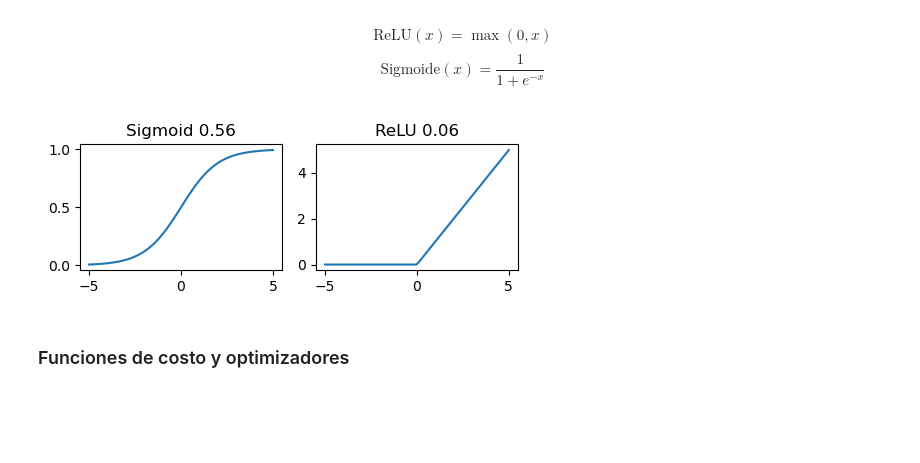
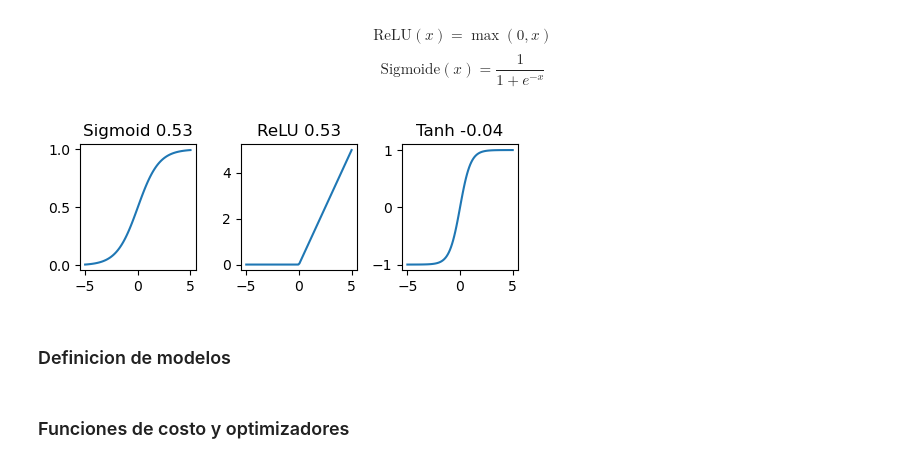
Before and after one commit to luisllanca/torch-tutorial, a Jupyter notebook: tutorial.ipynb, the cells around one changed output. Saved outputs shown, nothing was run; the diff lists cells and outputs as text; code cells hidden in the pictures; blank space fills up the shorter version.

Commit message:
definir modelos

```diff
--- a/tutorial.ipynb
+++ b/tutorial.ipynb
@@ -130,6 +140,8 @@ capa.weight, capa.bias
 0.1046 * 1 + 0.2171 * 1 - 0.3273 * 1 + 0.0646
 # %% [output]
 0.05900000000000001
+# %%
+capa = nn.Linear(3, 3)
 # %%
 salida = capa.forward(torch.Tensor([1, 1, 1]))
 salida
@@ -147,13 +159,16 @@ $$
 # %%
 %matplotlib inline
 from matplotlib import pyplot as plt
+import torch.nn as nn
 
 data = torch.linspace(-5, 5, steps=100)
-activations = [nn.Sigmoid(), nn.ReLU()]
-nombres = ['Sigmoid', 'ReLU']
+activations = [nn.Sigmoid(), nn.ReLU(),nn.Tanh()]
+nombres = ['Sigmoid', 'ReLU','Tanh']
 fig, ax = plt.subplots(1, len(activations), figsize=(5, 2), tight_layout=True)
 for activation, ax_,nombre,out in zip(activations, ax, nombres,salida):
     ax_.set_title(nombre + " "+ str(format(activation(out).item(), '.2f')))
     ax_.plot(data, activation(data))
 # %% [output]
-[figure, old version]
+[figure, new version]
+# %% [markdown]
+### Definicion de modelos
```
Also changed, not shown: parts of 21 cells of this notebook.
